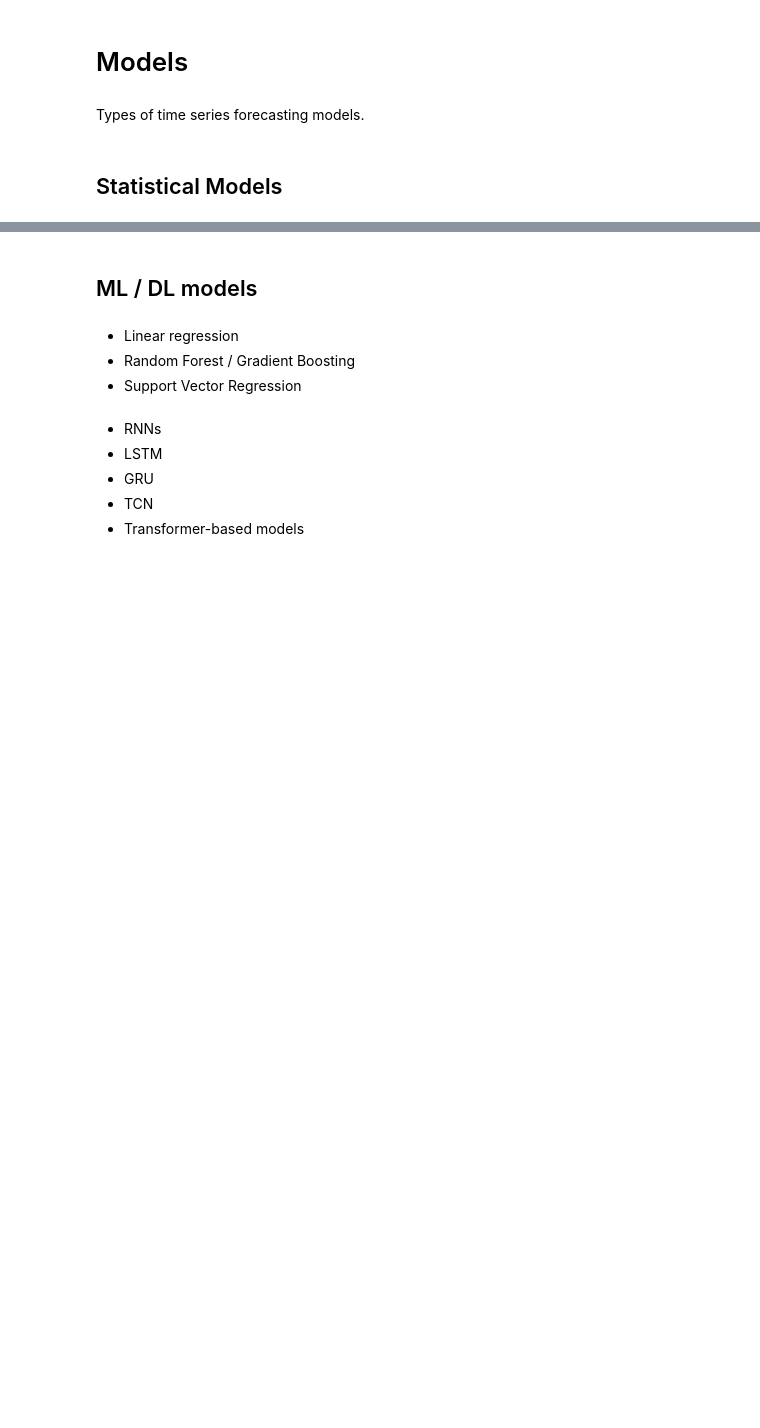
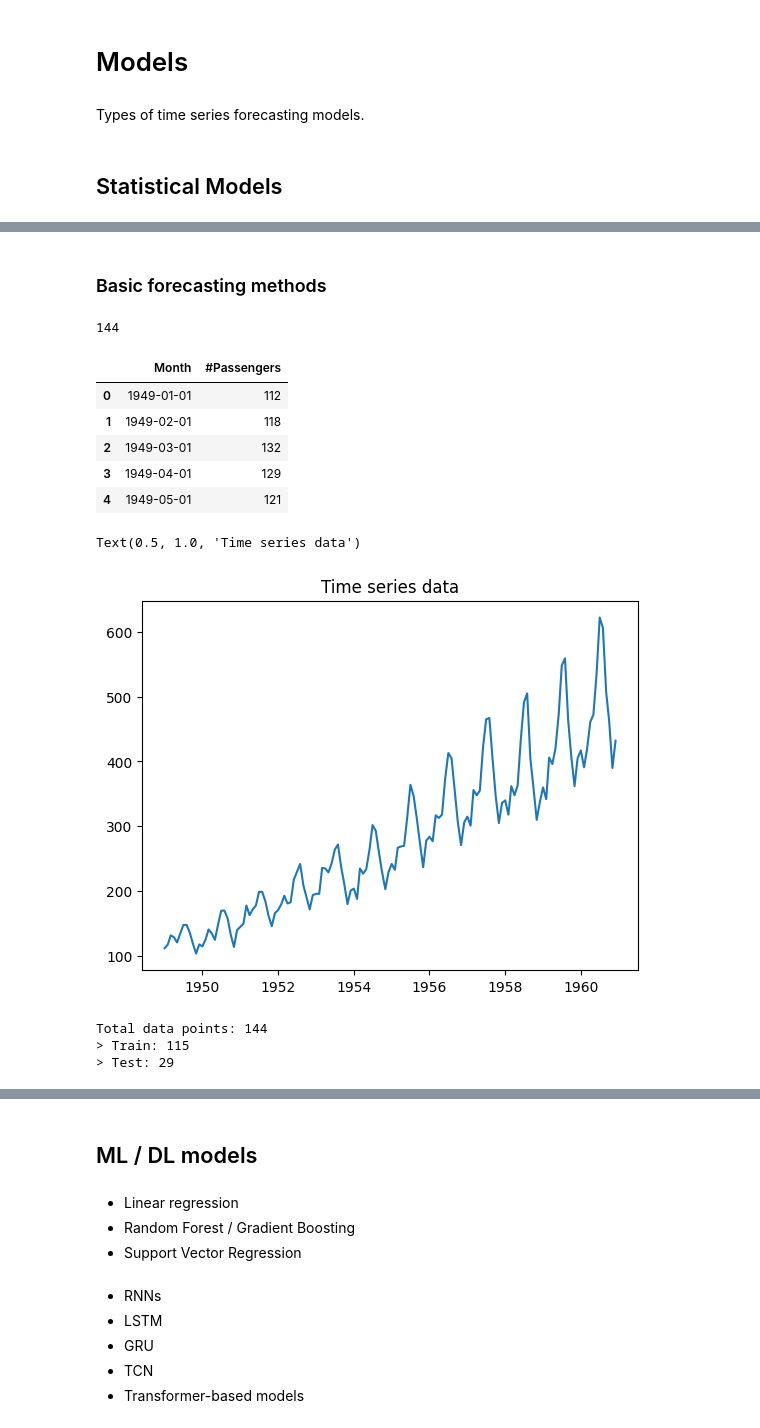
Before and after one commit to EvgeniiZorin/Handbook_Data-Science, a Jupyter notebook: _0_time_series.ipynb, the cells around one changed output, grey strips where cells are left out. Saved outputs shown, nothing was run; the diff lists cells and outputs as text; code cells hidden in the pictures; blank space fills up the shorter version.

```diff
--- a/_0_time_series.ipynb
+++ b/_0_time_series.ipynb
@@ -288,3 +291,49 @@ Types of time series forecasting models.
   - Can be used for seasonal data
 - **SARIMAX (Seasonal ARIMA with Exogenous Regressors)**
   - Extends SARIMA, accounts for seasonality and external factors. Can accommodate both autoregressive and moving average components;
+# %% [markdown]
+### Basic forecasting methods
+# %%
+import pandas as pd
+import matplotlib.pyplot as plt
+import seaborn as sns
+
+# Read data
+df = pd.read_csv('my_datasets/time-series/AirPassengers.csv')
+df['Month'] = pd.to_datetime(df['Month'])
+print(len(df))
+display(df.head())
+# Plot the initial data
+plt.plot(
+    df['Month'],
+    df['#Passengers']
+)
+plt.title('Time series data')
+# %% [output]
+144
+|  | Month | #Passengers |
+| 0 | 1949-01-01 | 112 |
+| 1 | 1949-02-01 | 118 |
+| 2 | 1949-03-01 | 132 |
+| 3 | 1949-04-01 | 129 |
+| 4 | 1949-05-01 | 121 |
+Text(0.5, 1.0, 'Time series data')
+[figure, added]
+# %%
+# Split train and test
+def train_test_split(df):
+    num_train_split = int(len(df) * 0.8)
+    df_train = df.iloc[:num_train_split]
+    df_test = df.iloc[num_train_split:]
+    return df_train, df_test
+
+df_train, df_test = train_test_split(df)
+print(f"""
+Total data points: {len(df)}
+> Train: {len(df_train)}
+> Test: {len(df_test)}
+""")
+# %% [output]
+Total data points: 144
+> Train: 115
+> Test: 29
```
Also changed, not shown: parts of 20 cells of this notebook, 6 other files.
